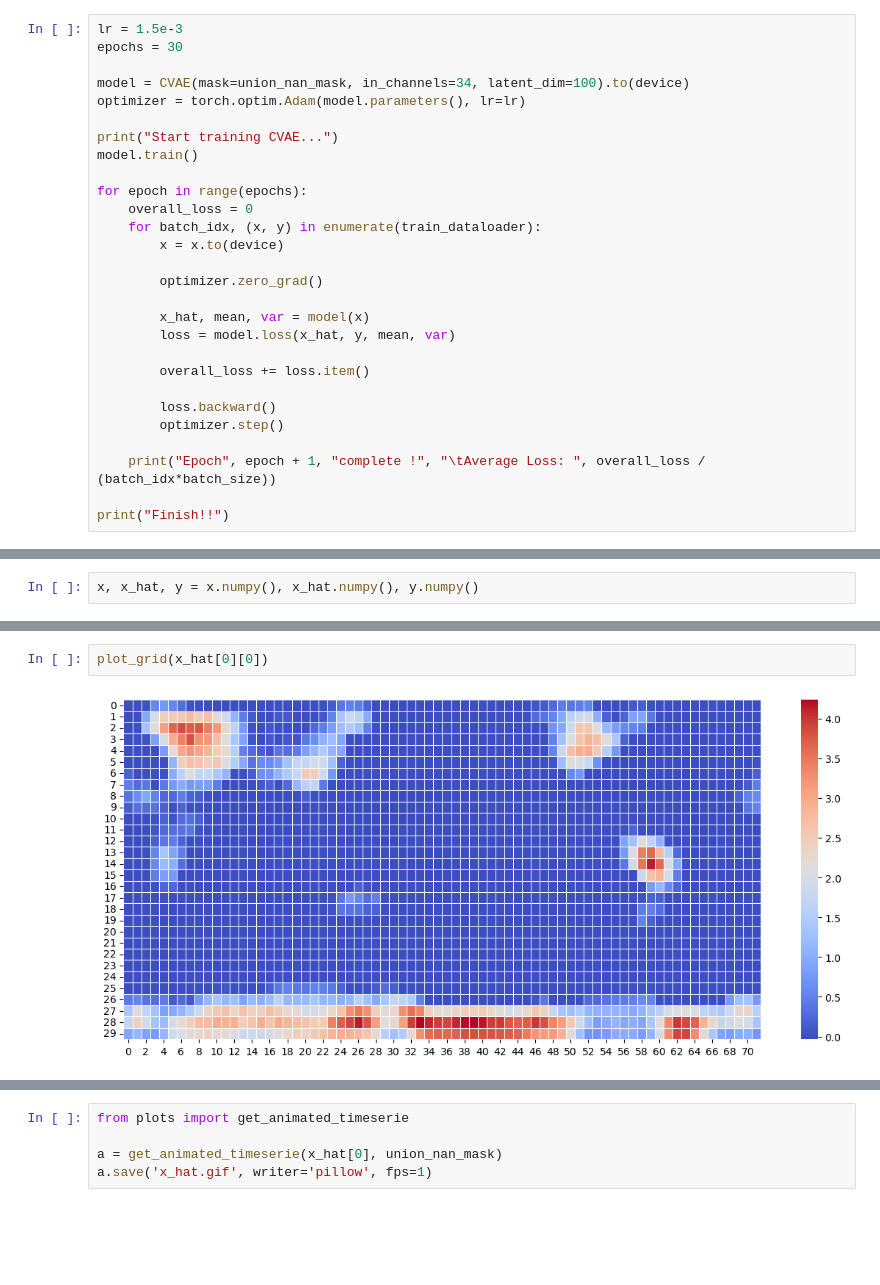
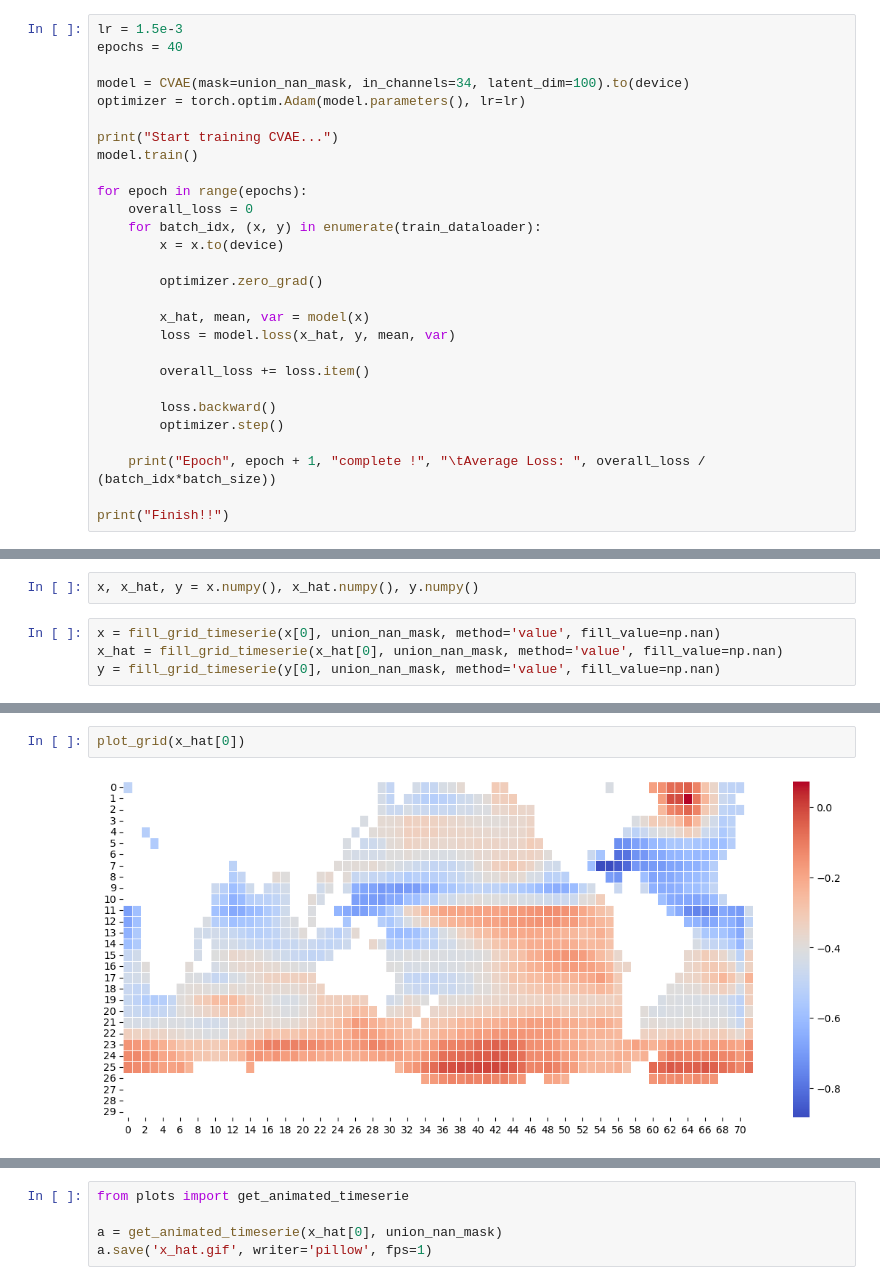
Before and after one commit to Victor2175/gm4cs-m, a Jupyter notebook: cvae.ipynb, the cells around one changed output, grey strips where cells are left out. Drawn from its saved outputs; the diff is of its cells as text; blank space fills up the shorter version.

```diff
--- a/cvae.ipynb
+++ b/cvae.ipynb
@@ -62,7 +70,7 @@ train_dataloader = DataLoader(train_dataset, batch_size=batch_size, shuffle=True
 test_dataloader = DataLoader(test_dataset, batch_size=batch_size, shuffle=True)
 # %%
 lr = 1.5e-3
-epochs = 30
+epochs = 40
 
 model = CVAE(mask=union_nan_mask, in_channels=34, latent_dim=100).to(device)
 optimizer = torch.optim.Adam(model.parameters(), lr=lr)
@@ -126,4 +123,8 @@ torch.Size([16, 34, 30, 72])
 torch.Size([16, 34, 30, 72])
 # %%
 x, x_hat, y = x.numpy(), x_hat.numpy(), y.numpy()
+# %%
+x = fill_grid_timeserie(x[0], union_nan_mask, method='value', fill_value=np.nan)
+x_hat = fill_grid_timeserie(x_hat[0], union_nan_mask, method='value', fill_value=np.nan)
+y = fill_grid_timeserie(y[0], union_nan_mask, method='value', fill_value=np.nan)
 # %%
@@ -137,5 +148,5 @@ plot_grid(x[0][0])
 # %%
-plot_grid(x_hat[0][0])
+plot_grid(x_hat[0])
 # %% [output]
-[figure, old version]
+[figure, new version]
 # %%
```
Also changed, not shown: parts of 10 cells of this notebook, 3 other files.
